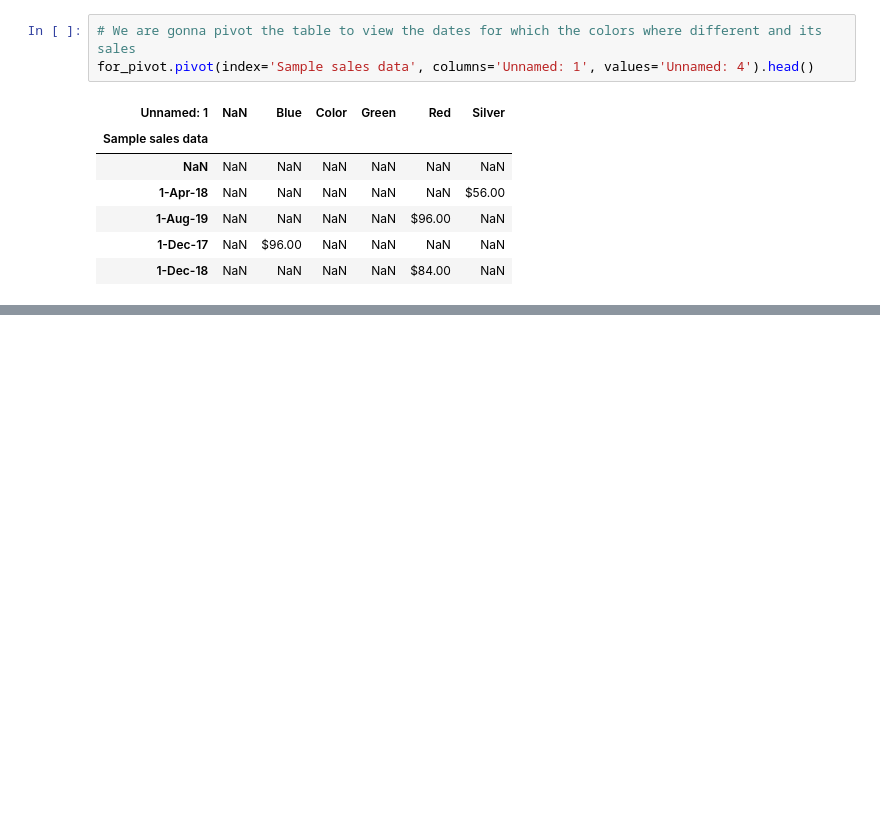
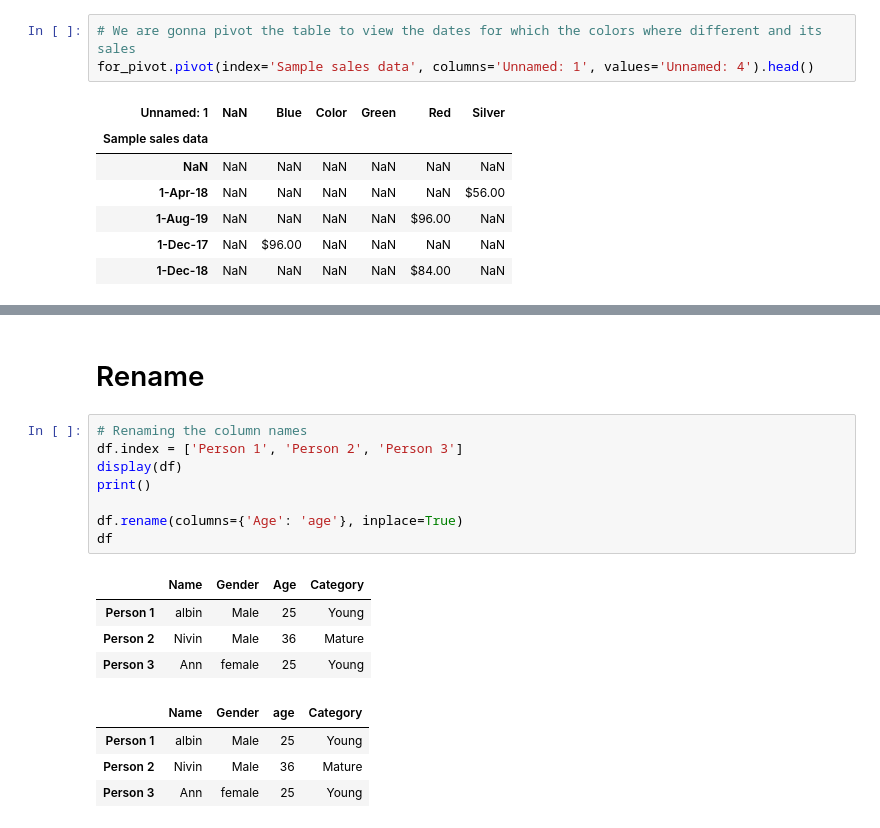
Before and after one commit to albinjohn366/DataScience_Tutorials, a Jupyter notebook: Working_with_Data.ipynb, the cells around one changed output, grey strips where cells are left out. Cells and saved outputs as stored; diff of their text form; blank space fills up the shorter version.

```diff
--- a/Working_with_Data.ipynb
+++ b/Working_with_Data.ipynb
@@ -386,0 +473,19 @@ for_pivot.pivot(index='Sample sales data', columns='Unnamed: 1', values='Unnamed
+# %% [markdown]
+# Rename
+# %%
+# Renaming the column names
+df.index = ['Person 1', 'Person 2', 'Person 3']
+display(df)
+print()
+
+df.rename(columns={'Age': 'age'}, inplace=True)
+df
+# %% [output]
+|  | Name | Gender | Age | Category |
+| Person 1 | albin | Male | 25 | Young |
+| Person 2 | Nivin | Male | 36 | Mature |
+| Person 3 | Ann | female | 25 | Young |
+|  | Name | Gender | age | Category |
+| Person 1 | albin | Male | 25 | Young |
+| Person 2 | Nivin | Male | 36 | Mature |
+| Person 3 | Ann | female | 25 | Young |
```
Also changed, not shown: parts of 9 cells of this notebook.
